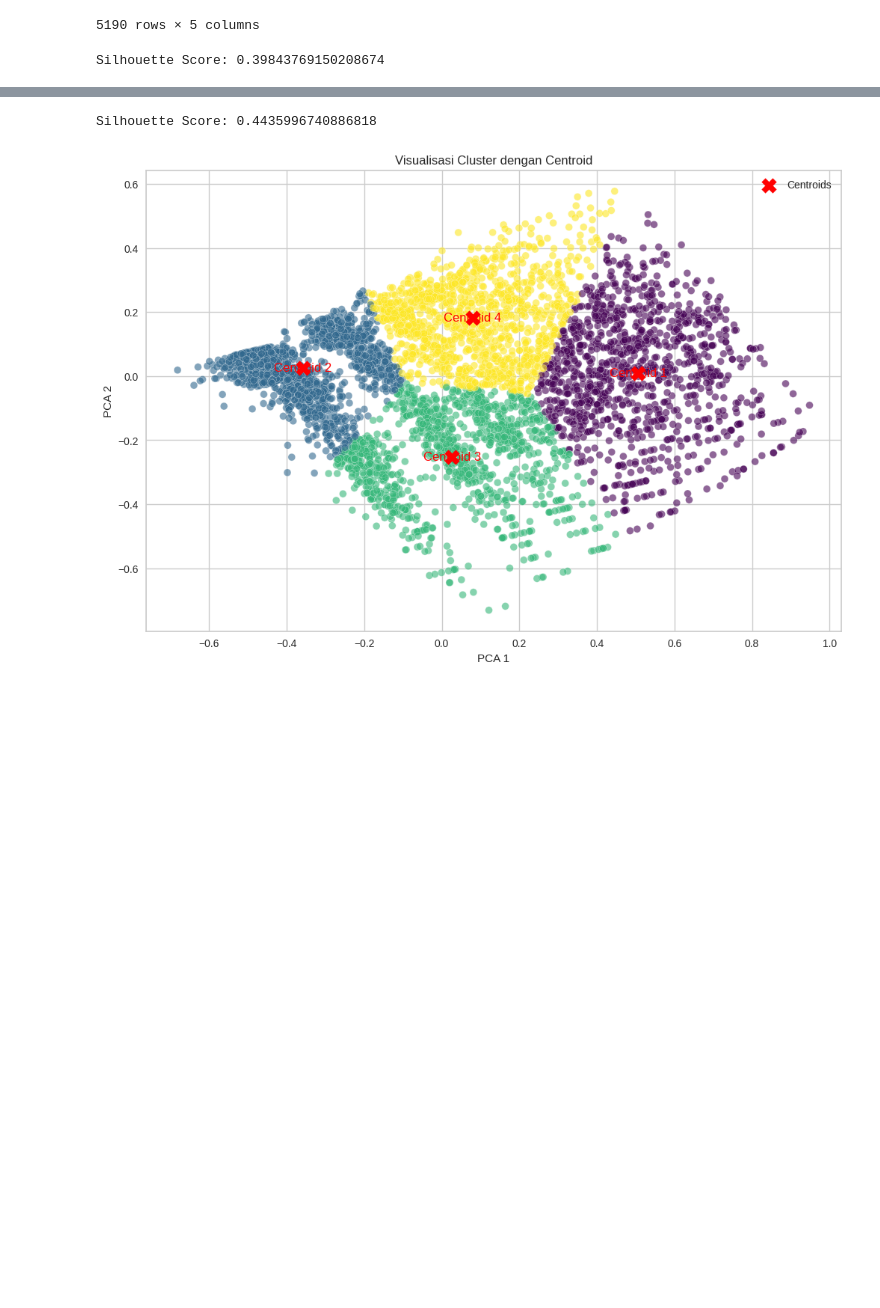
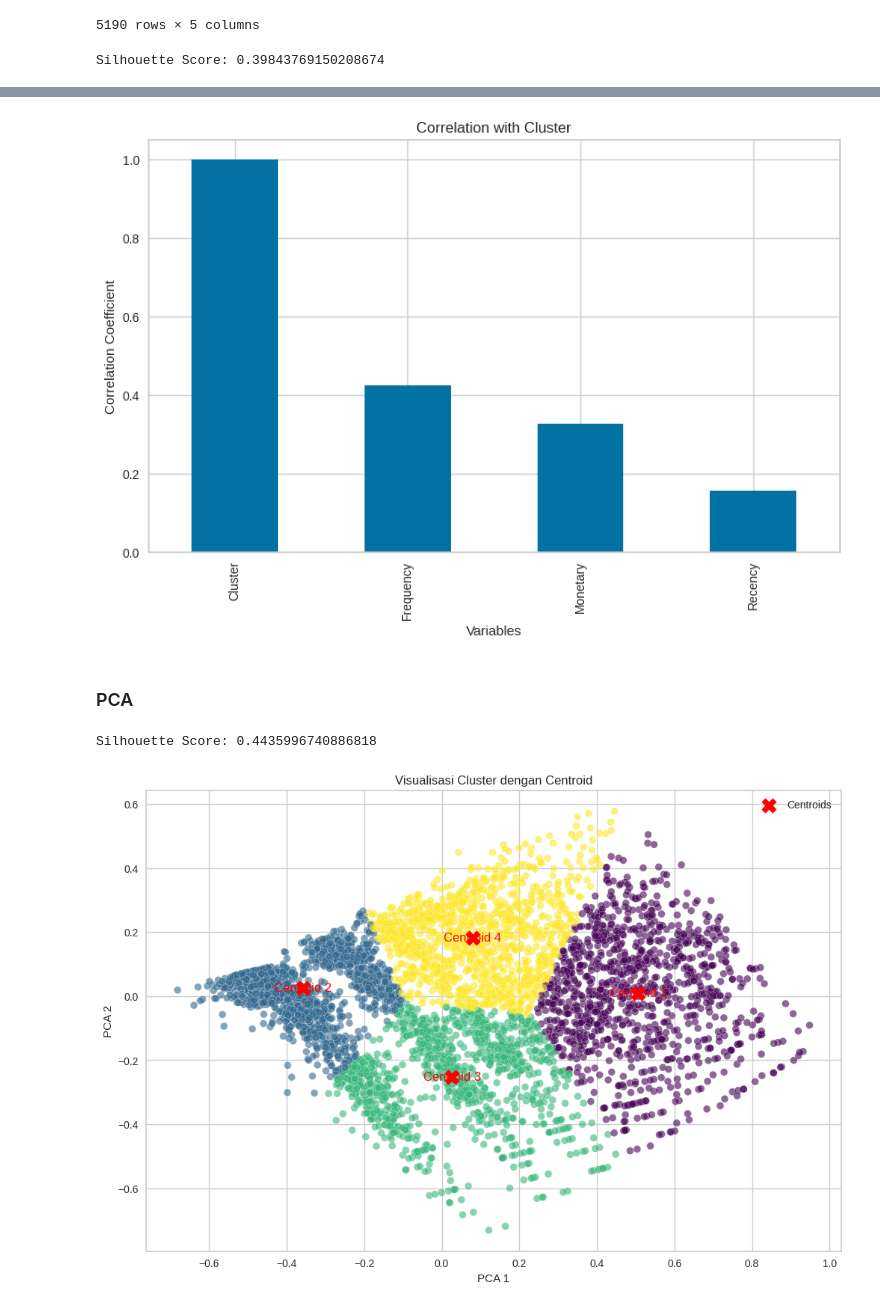
Before and after one commit to ShiftorTheOrca/asah-capstone, a Jupyter notebook: customer_segmentation_capstone.ipynb, the cells around one changed output, grey strips where cells are left out. Drawn from its saved outputs; the diff is of its cells as text; code cells hidden in the pictures; blank space fills up the shorter version.

```diff
--- a/customer_segmentation_capstone.ipynb
+++ b/customer_segmentation_capstone.ipynb
@@ -521,6 +499,24 @@ fig = go.Figure(data=data, layout=layout)
 fig.show(renderer="colab")
 # %% [output]
 [interactive output not drawn]
+# %%
+# Menghitung korelasi antara variabel target dan semua variabel lainnnya
+numerical_cols = ['Recency', 'Frequency', 'Monetary', 'Cluster']
+
+target_corr = df_rfm_clean[numerical_cols].corr()['Cluster']
+
+target_corr_sorted = target_corr.abs().sort_values(ascending=False)
+
+plt.figure(figsize=(10, 6))
+target_corr_sorted.plot(kind='bar')
+plt.title(f'Correlation with Cluster')
+plt.xlabel('Variables')
+plt.ylabel('Correlation Coefficient')
+plt.show()
+# %% [output]
+[figure, added]
+# %% [markdown]
+### PCA
 # %%
 pca = PCA(n_components=2)
 X_pca = pca.fit_transform(X_model)
```
Also changed, not shown: parts of 40 cells of this notebook.
